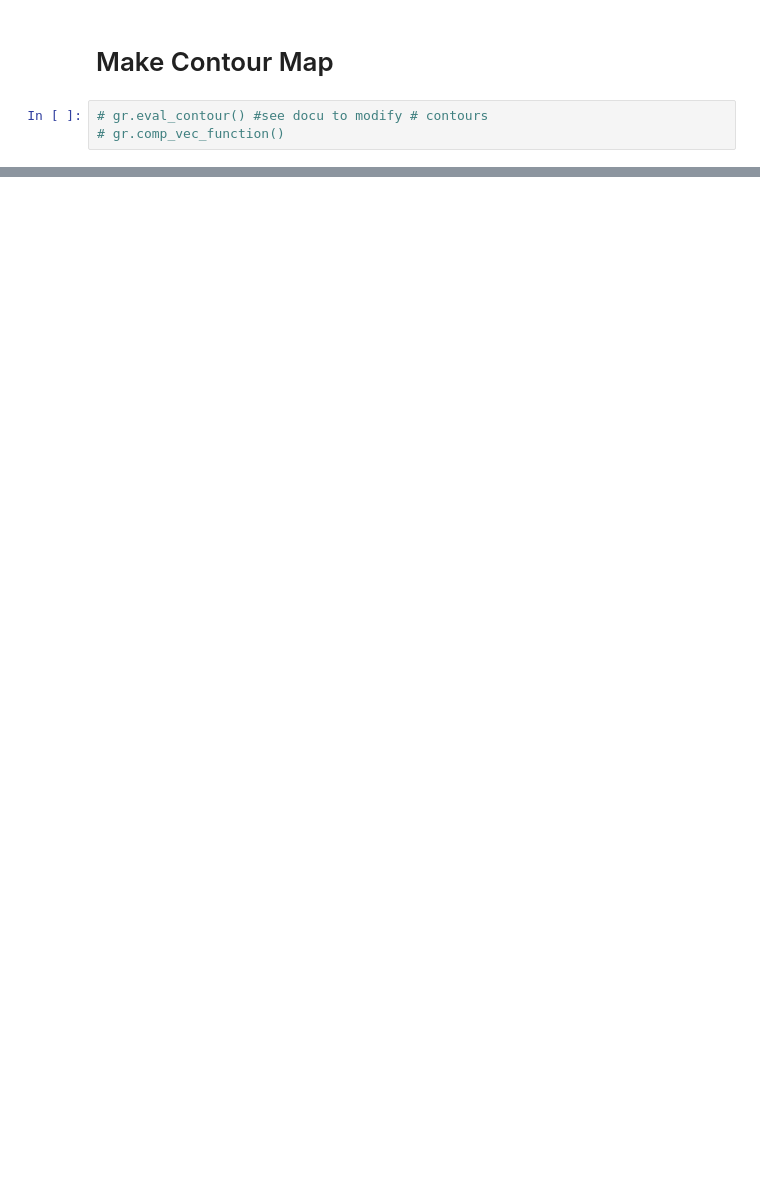
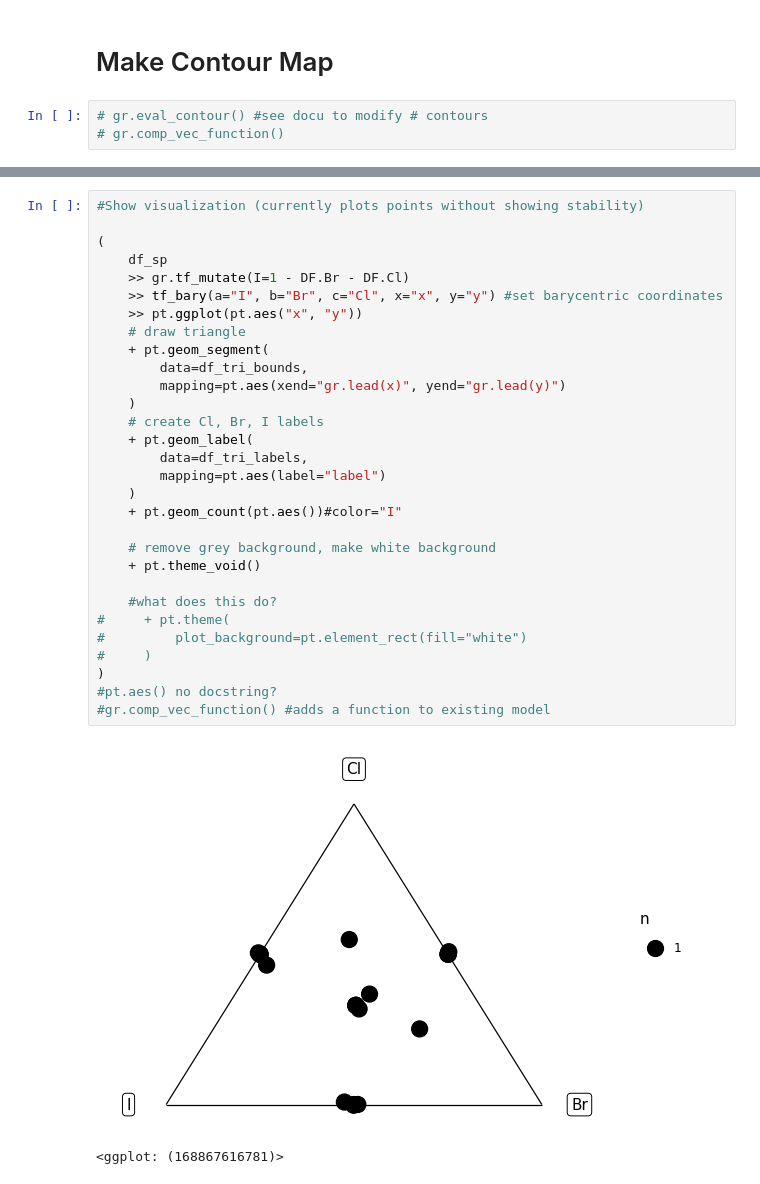
Before and after one commit to kaybr24/perovskite-solar, a Jupyter notebook: Triple Halide Contour Map.ipynb, the cells around one changed output, grey strips where cells are left out. Cells and saved outputs as stored; diff of their text form; blank space fills up the shorter version.

```diff
--- a/Triple Halide Contour Map.ipynb
+++ b/Triple Halide Contour Map.ipynb
@@ -415,0 +339,33 @@ KeyError: 'I'
+# %%
+#Show visualization (currently plots points without showing stability)
+
+(
+    df_sp
+    >> gr.tf_mutate(I=1 - DF.Br - DF.Cl)
+    >> tf_bary(a="I", b="Br", c="Cl", x="x", y="y") #set barycentric coordinates
+    >> pt.ggplot(pt.aes("x", "y"))
+    # draw triangle
+    + pt.geom_segment(
+        data=df_tri_bounds,
+        mapping=pt.aes(xend="gr.lead(x)", yend="gr.lead(y)")
+    )
+    # create Cl, Br, I labels
+    + pt.geom_label(
+        data=df_tri_labels,
+        mapping=pt.aes(label="label")
+    )
+    + pt.geom_count(pt.aes())#color="I"
+
+    # remove grey background, make white background
+    + pt.theme_void()
+
+    #what does this do?
+#     + pt.theme(
+#         plot_background=pt.element_rect(fill="white")
+#     )
+)
+#pt.aes() no docstring?
+#gr.comp_vec_function() #adds a function to existing model
+# %% [output]
+[figure, added]
+<ggplot: (168867616781)>
```
Also changed, not shown: parts of 10 cells of this notebook.
